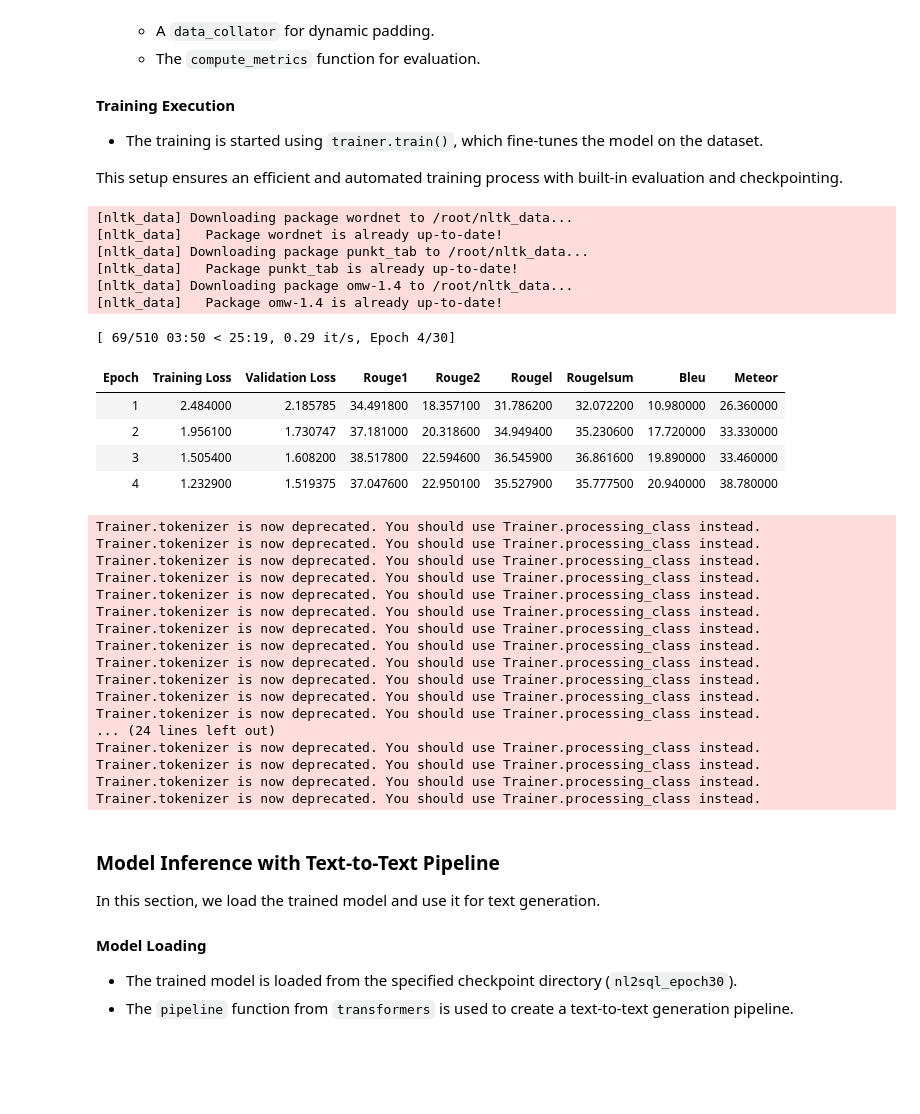
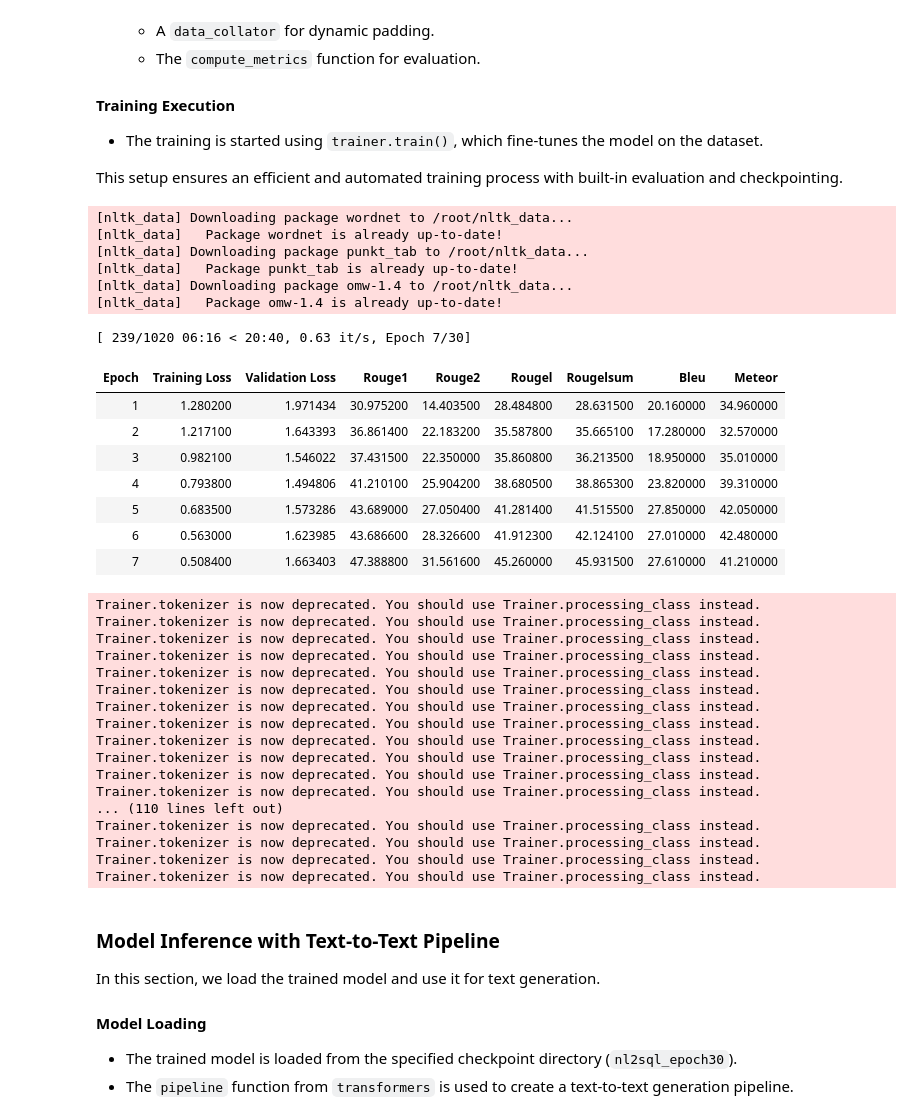
Before and after one commit to benedettoscala/ifttt-code-generator, a Jupyter notebook: bart_nl2ifttt.ipynb, the cells around one changed output. Saved outputs shown, nothing was run; the diff lists cells and outputs as text; code cells hidden in the pictures; blank space fills up the shorter version.

```diff
--- a/bart_nl2ifttt.ipynb
+++ b/bart_nl2ifttt.ipynb
@@ -214,7 +226,7 @@ In this section, we define the tokenizer and preprocess the dataset for training
 The progress bars at the bottom confirm that the dataset has been successfully tokenized.
 # %%
 max_input_length = 256
-max_target_length = 128
+max_target_length = 256
 prefix1 = "ifttt_prompt: "
 prefix2 = " ifttt_context: "
 
@@ -269,9 +281,9 @@ from transformers import AutoModelForSeq2SeqLM
 
 model = AutoModelForSeq2SeqLM.from_pretrained(model_checkpoint)
 # %%
-model.generation_config.max_new_tokens = 128
+model.generation_config.max_new_tokens = 256
 model.generation_config.min_new_tokens = 5
-model.config.max_new_tokens = 128
+model.config.max_new_tokens = 256
 model.config.min_new_tokens = 5
 # %%
 print(model.config)
@@ -447,40 +459,43 @@ training_args = Seq2SeqTrainingArguments(
     logging_strategy="epoch",
     evaluation_strategy="epoch",  # Valutazione dopo ogni epoca
     save_strategy="epoch",  # Salvataggio automatico ogni epoca
-    per_device_train_batch_size=8,
-    per_device_eval_batch_size=8,
+    per_device_train_batch_size=4,
+    per_device_eval_batch_size=4,
     num_train_epochs=num_train_epochs,
     save_total_limit=2,  # Mantiene solo gli ultimi due checkpoint
     fp16=torch.cuda.is_available(),  # Usa FP16 se disponibile
     report_to="none",  # Evita di inviare log a sistemi di tracking
     predict_with_generate=True
 )
 
 # Creazione del Trainer
 trainer = Seq2SeqTrainer(
     model=model,
     args=training_args,
     train_dataset=tokenized_datasets["train"],
     eval_dataset=tokenized_datasets["test"],
     data_collator=data_collator,
     compute_metrics=compute_metrics,
 )
 
 # Avvio del training
 trainer.train()
 # %% [output]
 [nltk_data] Downloading package wordnet to /root/nltk_data...
 [nltk_data]   Package wordnet is already up-to-date!
 [nltk_data] Downloading package punkt_tab to /root/nltk_data...
 [nltk_data]   Package punkt_tab is already up-to-date!
 [nltk_data] Downloading package omw-1.4 to /root/nltk_data...
 [nltk_data]   Package omw-1.4 is already up-to-date!
-[ 69/510 03:50 < 25:19, 0.29 it/s, Epoch 4/30]
+[ 239/1020 06:16 < 20:40, 0.63 it/s, Epoch 7/30]
 | Epoch | Training Loss | Validation Loss | Rouge1 | Rouge2 | Rougel | Rougelsum | Bleu | Meteor |
-| 1 | 2.484000 | 2.185785 | 34.491800 | 18.357100 | 31.786200 | 32.072200 | 10.980000 | 26.360000 |
-| 2 | 1.956100 | 1.730747 | 37.181000 | 20.318600 | 34.949400 | 35.230600 | 17.720000 | 33.330000 |
-| 3 | 1.505400 | 1.608200 | 38.517800 | 22.594600 | 36.545900 | 36.861600 | 19.890000 | 33.460000 |
-| 4 | 1.232900 | 1.519375 | 37.047600 | 22.950100 | 35.527900 | 35.777500 | 20.940000 | 38.780000 |
+| 1 | 1.280200 | 1.971434 | 30.975200 | 14.403500 | 28.484800 | 28.631500 | 20.160000 | 34.960000 |
+| 2 | 1.217100 | 1.643393 | 36.861400 | 22.183200 | 35.587800 | 35.665100 | 17.280000 | 32.570000 |
+| 3 | 0.982100 | 1.546022 | 37.431500 | 22.350000 | 35.860800 | 36.213500 | 18.950000 | 35.010000 |
+| 4 | 0.793800 | 1.494806 | 41.210100 | 25.904200 | 38.680500 | 38.865300 | 23.820000 | 39.310000 |
+| 5 | 0.683500 | 1.573286 | 43.689000 | 27.050400 | 41.281400 | 41.515500 | 27.850000 | 42.050000 |
+| 6 | 0.563000 | 1.623985 | 43.686600 | 28.326600 | 41.912300 | 42.124100 | 27.010000 | 42.480000 |
+| 7 | 0.508400 | 1.663403 | 47.388800 | 31.561600 | 45.260000 | 45.931500 | 27.610000 | 41.210000 |
 Trainer.tokenizer is now deprecated. You should use Trainer.processing_class instead.
 Trainer.tokenizer is now deprecated. You should use Trainer.processing_class instead.
 Trainer.tokenizer is now deprecated. You should use Trainer.processing_class instead.
@@ -493,7 +508,7 @@ Trainer.tokenizer is now deprecated. You should use Trainer.processing_class ins
 Trainer.tokenizer is now deprecated. You should use Trainer.processing_class instead.
 Trainer.tokenizer is now deprecated. You should use Trainer.processing_class instead.
 Trainer.tokenizer is now deprecated. You should use Trainer.processing_class instead.
-... (24 lines left out)
+... (110 lines left out)
 Trainer.tokenizer is now deprecated. You should use Trainer.processing_class instead.
 Trainer.tokenizer is now deprecated. You should use Trainer.processing_class instead.
 Trainer.tokenizer is now deprecated. You should use Trainer.processing_class instead.
```
Also changed, not shown: parts of 4 cells of this notebook.
